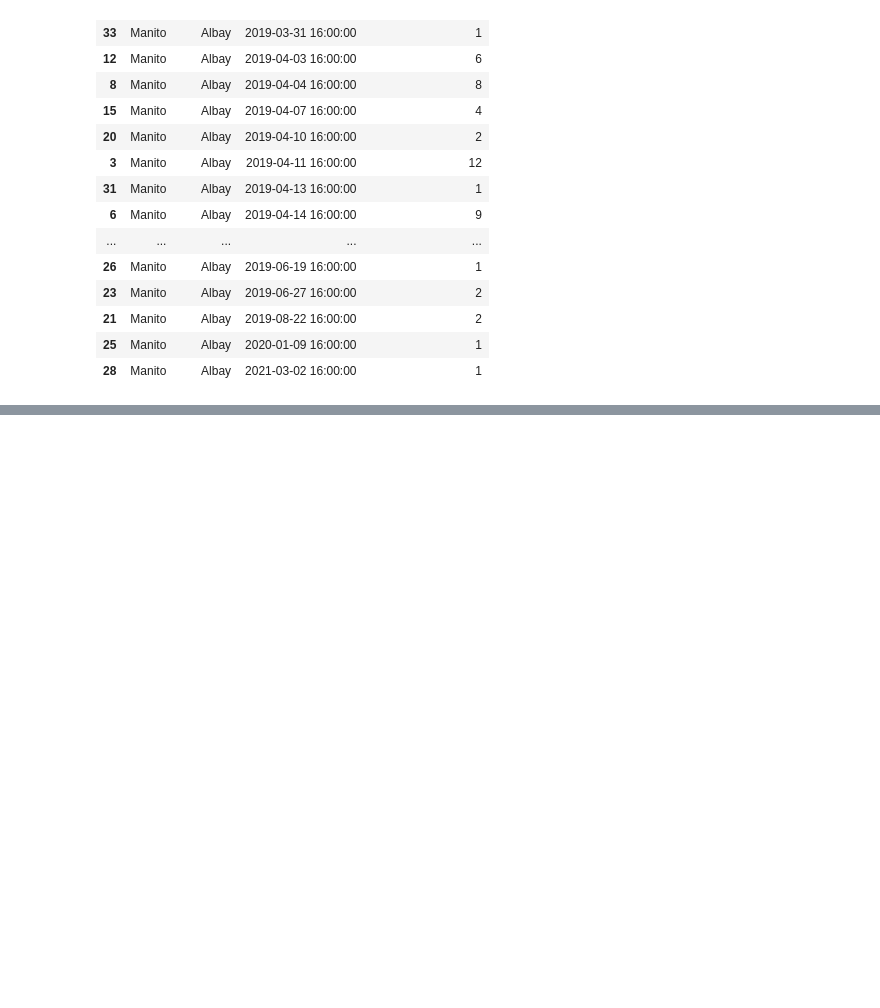
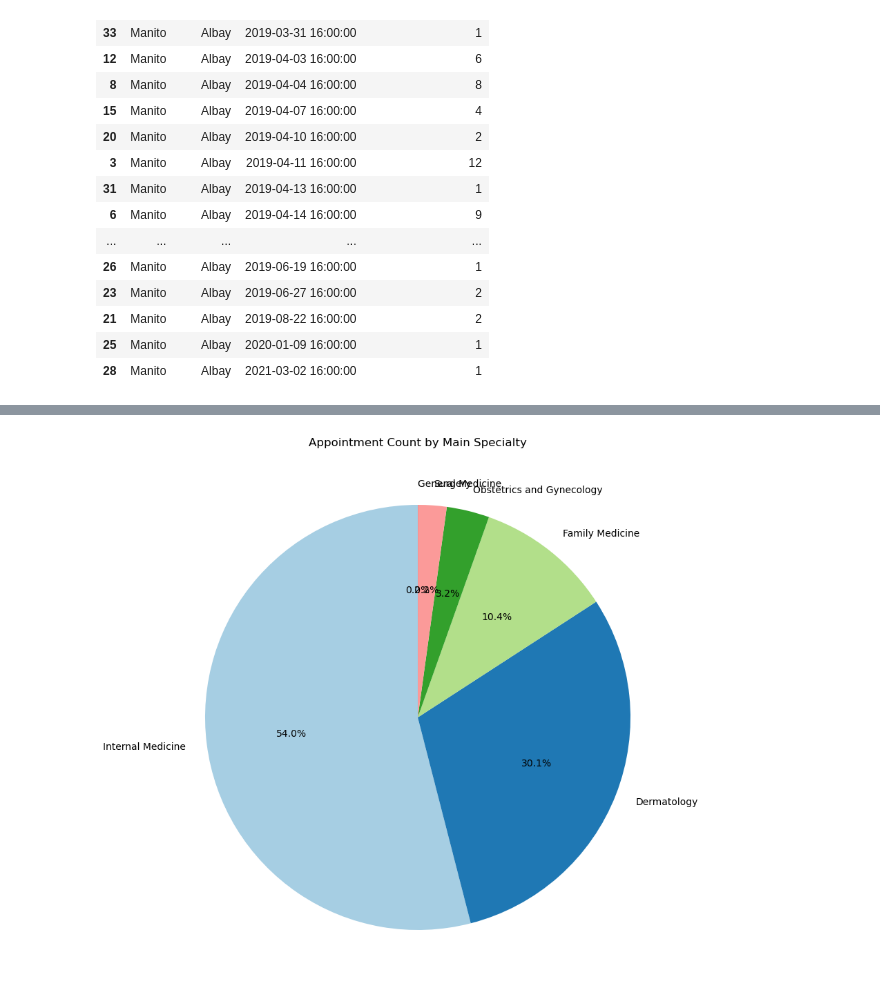
Before and after one commit to Johann-Uytanlet/STADVDB-MCO, a Jupyter notebook: MCO1 Query Visualization .ipynb, the cells around one changed output, grey strips where cells are left out. Cells and saved outputs as stored; diff of their text form; code cells hidden in the pictures; blank space fills up the shorter version.

Commit message:
visual

```diff
--- a/MCO1 Query Visualization .ipynb
+++ b/MCO1 Query Visualization .ipynb
@@ -288,0 +312,20 @@ OLAP_Query_2
+# %%
+query = """
+    SELECT
+    px.gender,
+    d.mainspecialty,
+    COUNT(*) AS appointment_count
+FROM appointments a
+JOIN px ON a.pxid = px.pxid
+JOIN doctors d ON a.doctorid = d.doctorid
+WHERE px.gender = 'Male'
+   AND px.age >= 60
+GROUP BY px.gender, d.mainspecialty
+ORDER BY appointment_count DESC;
+"""
+start_time = time.time()
+OLAP_Query_4_a = pd.read_sql_query(query, connection)
+elapsed_time = time.time() - start_time
+
+print(OLAP_Query_4_a.head(50))
+print(f"Time taken to fetch data: {elapsed_time} seconds")
@@ -288,0 +341,8 @@ OLAP_Query_2
+# %%
+# Plot Pie Chart
+plt.figure(figsize=(10, 10))
+plt.pie(OLAP_Query_4_a['appointment_count'], labels=OLAP_Query_4_a['mainspecialty'], autopct='%1.1f%%', startangle=90, colors=plt.cm.Paired.colors)
+plt.title('Appointment Count by Main Specialty')
+plt.show()
+# %% [output]
+[figure, added]
```
Also changed, not shown: parts of 6 cells of this notebook.
